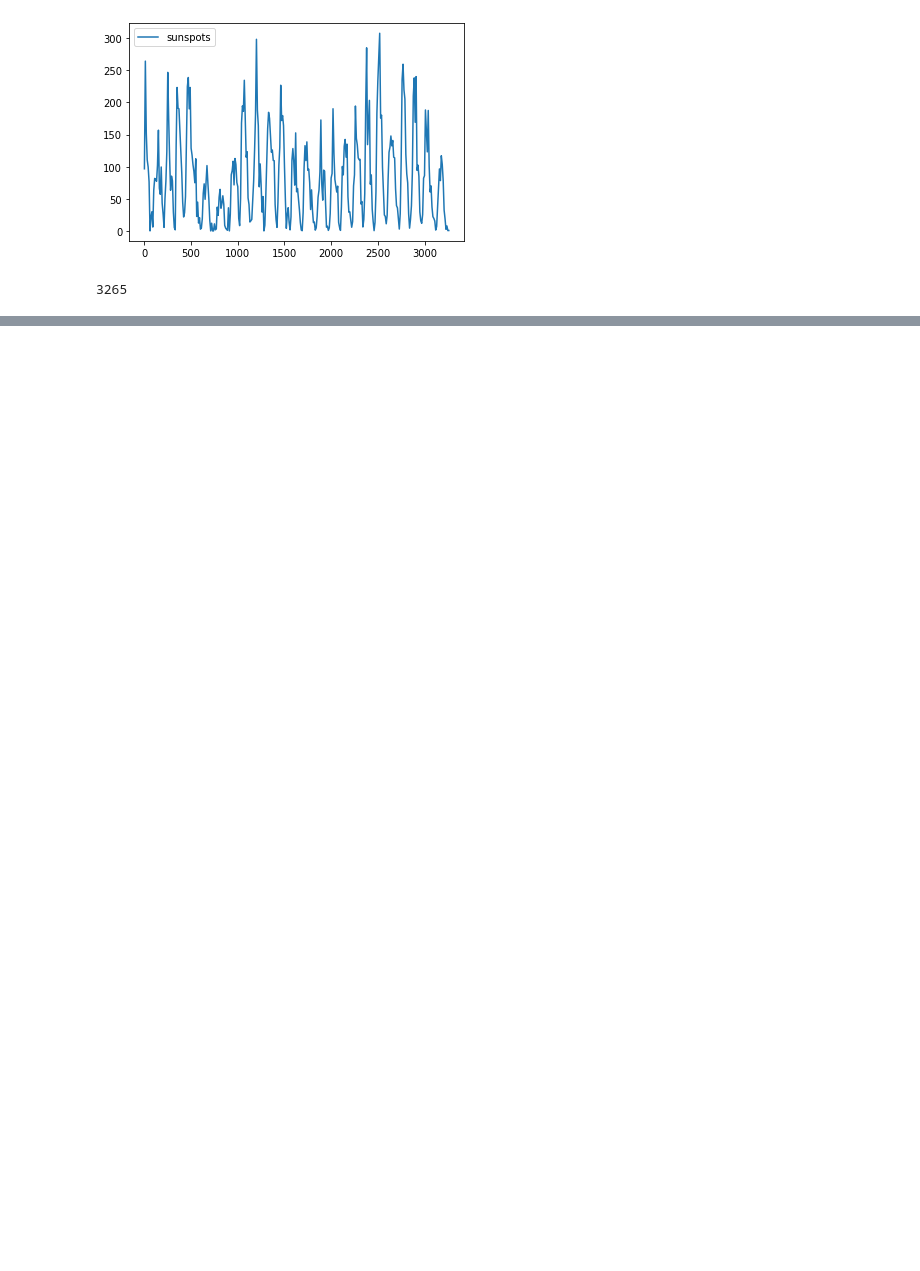
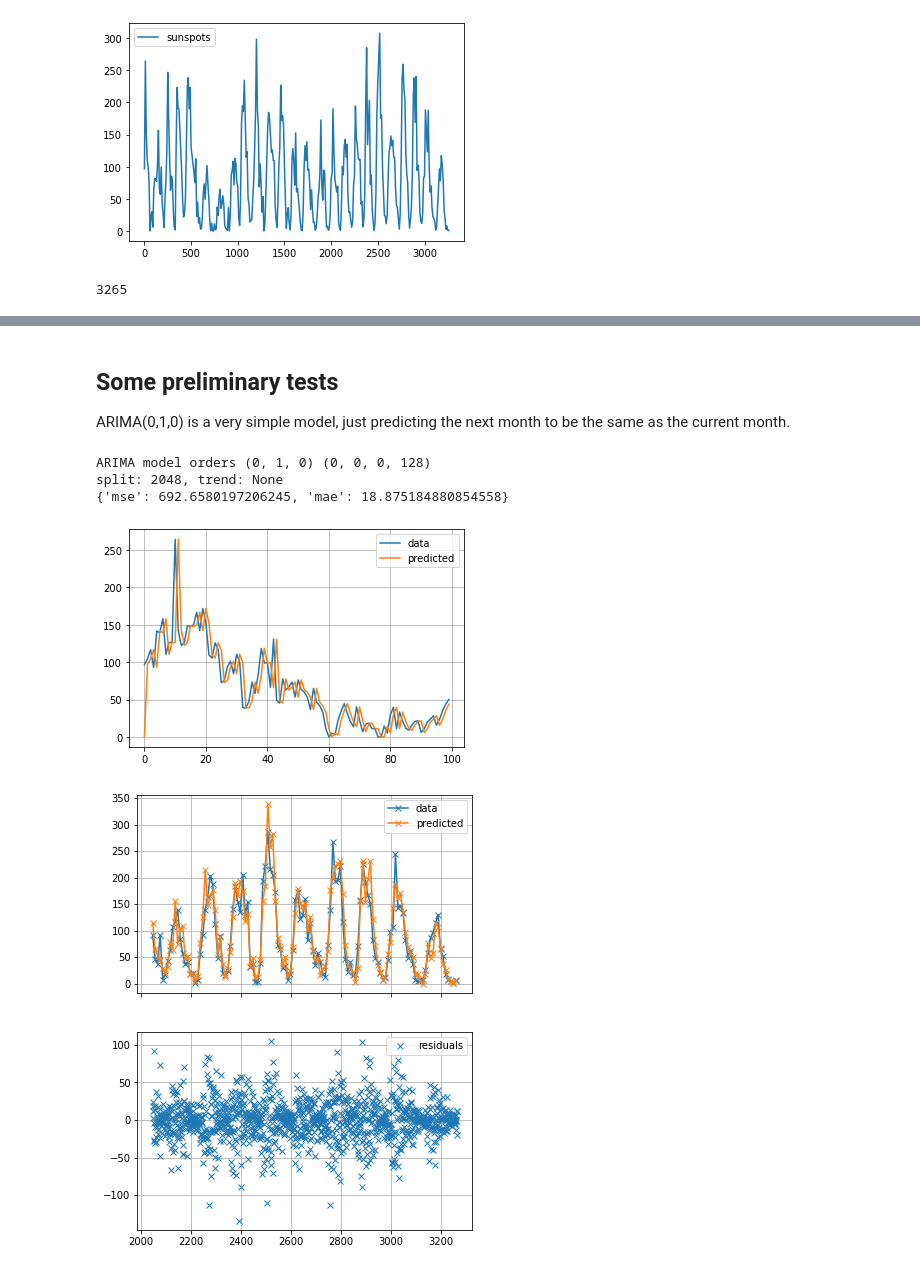
Before and after one commit to vivecalindahl/timeseries-prediction, a Jupyter notebook: rnn-lstm-forecasting.ipynb, the cells around one changed output, grey strips where cells are left out. Drawn from its saved outputs; the diff is of its cells as text; code cells hidden in the pictures; blank space fills up the shorter version.

```diff
--- a/rnn-lstm-forecasting.ipynb
+++ b/rnn-lstm-forecasting.ipynb
@@ -110,0 +167,59 @@ len(df)
+# %%
+def predict_ARIMA(x, times, model, model_fit):
+    "Make predictions for trained model using data x"
+    tmp_model = ARIMA(x, order=model.order, trend=model.trend, seasonal_order=model.seasonal_order)
+    tmp_fit = tmp_model.smooth(model_fit.params)
+    yhat = tmp_fit.predict(times[0], times[-1])
+    return yhat
+# %%
+def evaluate(y, yhat):
+    mse = np.mean((y - yhat)**2)
+    mae = np.mean(np.abs(y-yhat))
+    return dict(mse=mse, mae=mae)
+# %% [markdown]
+## Some preliminary tests
+ARIMA(0,1,0) is a very simple model, just predicting the next month to be the same as the current month.
+# %%
+# Configuration
+split = period*16
+p, d, q = 0, 1, 0
+P, D, Q, S = 0, 0, 0, period
+seasonal_order = P, D, Q, S
+order = (p, d, q)
+trend = None if (d or D) else 'ct'
+arima_config = dict(order=order, seasonal_order=seasonal_order, trend=trend)
+print("ARIMA model orders", order, seasonal_order)
+print(f"split: {split}, trend: {trend}")
+
+# Fit and predict
+baseline = sm.tsa.statespace.SARIMAX(df.sunspots[:split], **arima_config)
+baseline_fit = baseline.fit()
+yhat = predict_ARIMA(df.sunspots, list(range(len(df.sunspots))), baseline, baseline_fit)
+
+# plot
+plt.grid()
+plt.plot(df.sunspots[:100], label='data')
+plt.plot(yhat[:100], label='predicted')
+plt.legend()
+
+fig, axes = plt.subplots(2,1, figsize=(6, 8), sharex=True)
+ax = axes[0]
+ax.grid()
+ax.plot(df.sunspots[split::10], '-x', label='data')
+ax.plot(yhat[split::10], '-x', label='predicted')
+ax.legend()
+
+ax = axes[1]
+ax.grid()
+res = yhat - df.sunspots
+ax.plot(res[split:], 'x', label='residuals');
+ax.legend()
+
+# Print metrics
+print(evaluate(df.sunspots[split:], yhat[split:]))
+# %% [output]
+ARIMA model orders (0, 1, 0) (0, 0, 0, 128)
+split: 2048, trend: None
+{'mse': 692.6580197206245, 'mae': 18.875184880854558}
+[figure, added]
+[figure, added]
```
Also changed, not shown: parts of 43 cells of this notebook.
